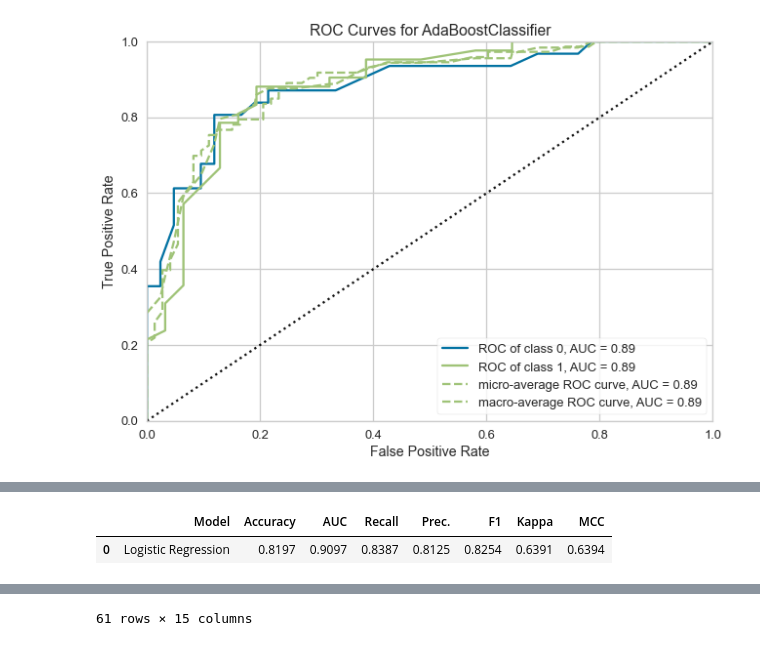
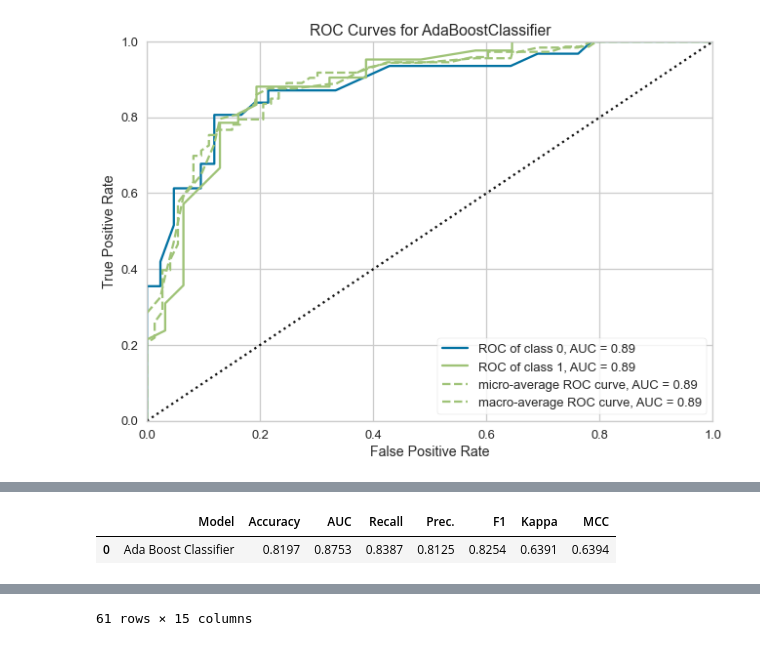
Before and after one commit to RaquelCastellani/Doenca_cardiaca, a Jupyter notebook: projeto final.ipynb, the cells around one changed output, grey strips where cells are left out. Drawn from its saved outputs; the diff is of its cells as text; code cells hidden in the pictures.

```diff
--- a/projeto final.ipynb
+++ b/projeto final.ipynb
@@ -279,10 +279,10 @@ plot_model(ad, plot='feature')
 # %%
-final_lr = finalize_model(lr)
+final = finalize_model(a)
 # %%
-predict_model(final_lr, data=data_test)
+predict_model(final, data=data_test)
 # %% [output]
 |  | Model | Accuracy | AUC | Recall | Prec. | F1 | Kappa | MCC |
-| 0 | Logistic Regression | 0.8197 | 0.9097 | 0.8387 | 0.8125 | 0.8254 | 0.6391 | 0.6394 |
+| 0 | Ada Boost Classifier | 0.8197 | 0.8753 | 0.8387 | 0.8125 | 0.8254 | 0.6391 | 0.6394 |
 |  | idade | sexo | tipo | pa repouso | colesterol | glicemia | ecg repouso | fc max | exercicio | oldpeak | ... |
 | 120 | 64 | 0 | 0 | 130 | 303 | 0 | 1 | 122 | 0 | 2.0 | ... |
 | 287 | 57 | 1 | 1 | 154 | 232 | 0 | 0 | 164 | 0 | 0.0 | ... |
```
Also changed, not shown: parts of 23 cells of this notebook, 1 other file.
